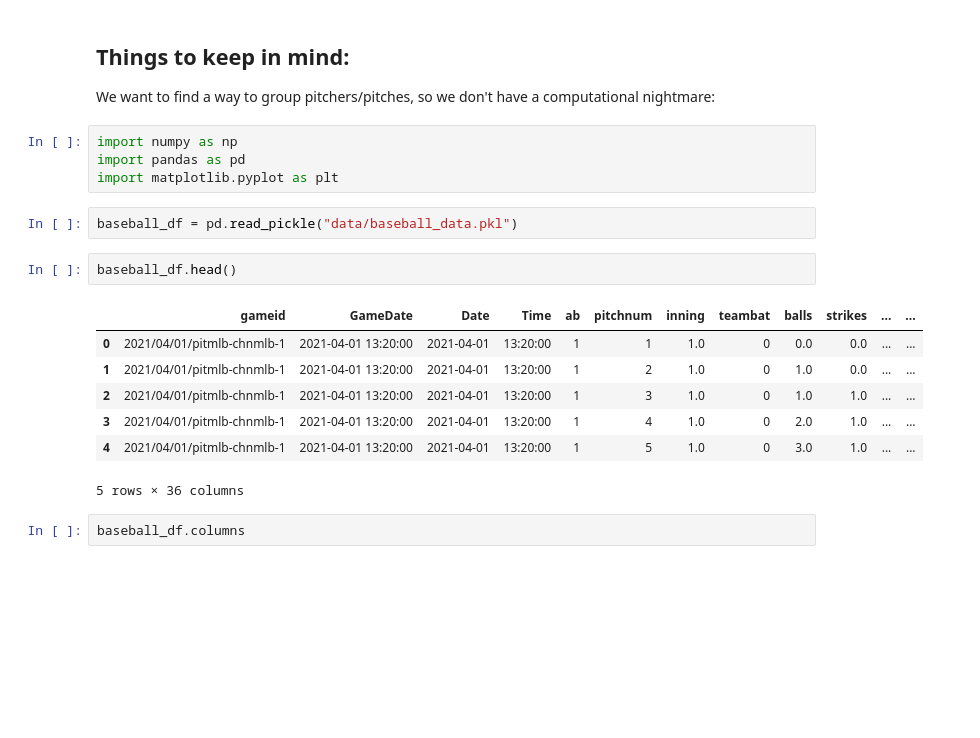
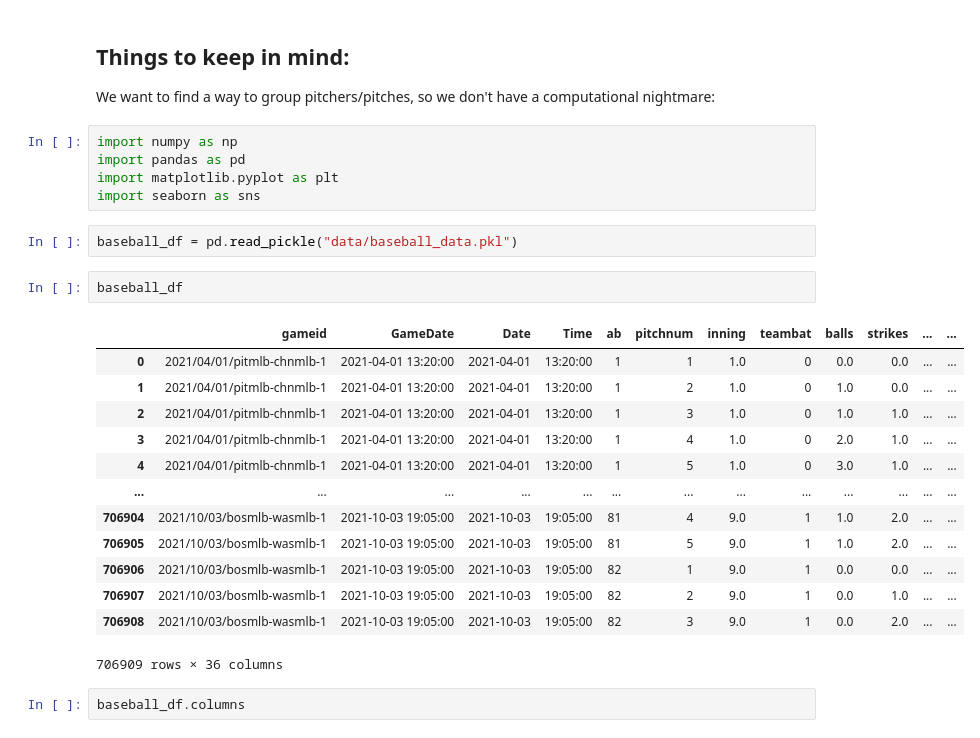
Before and after one commit to NathanG1en/baseball-research, a Jupyter notebook: Groupings.ipynb, the cells around one changed output. Drawn from its saved outputs; the diff is of its cells as text; blank space fills up the shorter version.

```diff
--- a/Groupings.ipynb
+++ b/Groupings.ipynb
@@ -6,18 +6,25 @@ We want to find a way to group pitchers/pitches, so we don't have a computationa
 import numpy as np
 import pandas as pd
 import matplotlib.pyplot as plt
+import seaborn as sns
 # %%
 baseball_df = pd.read_pickle("data/baseball_data.pkl")
 # %%
-baseball_df.head()
+baseball_df
 # %% [output]
 |  | gameid | GameDate | Date | Time | ab | pitchnum | inning | teambat | balls | strikes | ... | ... |
 | 0 | 2021/04/01/pitmlb-chnmlb-1 | 2021-04-01 13:20:00 | 2021-04-01 | 13:20:00 | 1 | 1 | 1.0 | 0 | 0.0 | 0.0 | ... | ... |
 | 1 | 2021/04/01/pitmlb-chnmlb-1 | 2021-04-01 13:20:00 | 2021-04-01 | 13:20:00 | 1 | 2 | 1.0 | 0 | 1.0 | 0.0 | ... | ... |
 | 2 | 2021/04/01/pitmlb-chnmlb-1 | 2021-04-01 13:20:00 | 2021-04-01 | 13:20:00 | 1 | 3 | 1.0 | 0 | 1.0 | 1.0 | ... | ... |
 | 3 | 2021/04/01/pitmlb-chnmlb-1 | 2021-04-01 13:20:00 | 2021-04-01 | 13:20:00 | 1 | 4 | 1.0 | 0 | 2.0 | 1.0 | ... | ... |
 | 4 | 2021/04/01/pitmlb-chnmlb-1 | 2021-04-01 13:20:00 | 2021-04-01 | 13:20:00 | 1 | 5 | 1.0 | 0 | 3.0 | 1.0 | ... | ... |
+| ... | ... | ... | ... | ... | ... | ... | ... | ... | ... | ... | ... | ... |
+| 706904 | 2021/10/03/bosmlb-wasmlb-1 | 2021-10-03 19:05:00 | 2021-10-03 | 19:05:00 | 81 | 4 | 9.0 | 1 | 1.0 | 2.0 | ... | ... |
+| 706905 | 2021/10/03/bosmlb-wasmlb-1 | 2021-10-03 19:05:00 | 2021-10-03 | 19:05:00 | 81 | 5 | 9.0 | 1 | 1.0 | 2.0 | ... | ... |
+| 706906 | 2021/10/03/bosmlb-wasmlb-1 | 2021-10-03 19:05:00 | 2021-10-03 | 19:05:00 | 82 | 1 | 9.0 | 1 | 0.0 | 0.0 | ... | ... |
+| 706907 | 2021/10/03/bosmlb-wasmlb-1 | 2021-10-03 19:05:00 | 2021-10-03 | 19:05:00 | 82 | 2 | 9.0 | 1 | 0.0 | 1.0 | ... | ... |
+| 706908 | 2021/10/03/bosmlb-wasmlb-1 | 2021-10-03 19:05:00 | 2021-10-03 | 19:05:00 | 82 | 3 | 9.0 | 1 | 0.0 | 2.0 | ... | ... |
-5 rows × 36 columns
+706909 rows × 36 columns
 # %%
 baseball_df.columns
 # %% [output]
```
Also changed, not shown: parts of 22 cells of this notebook.
